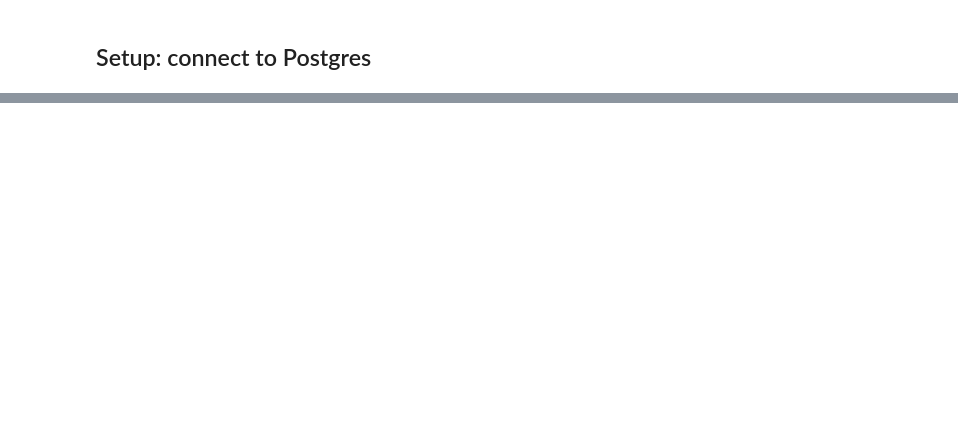
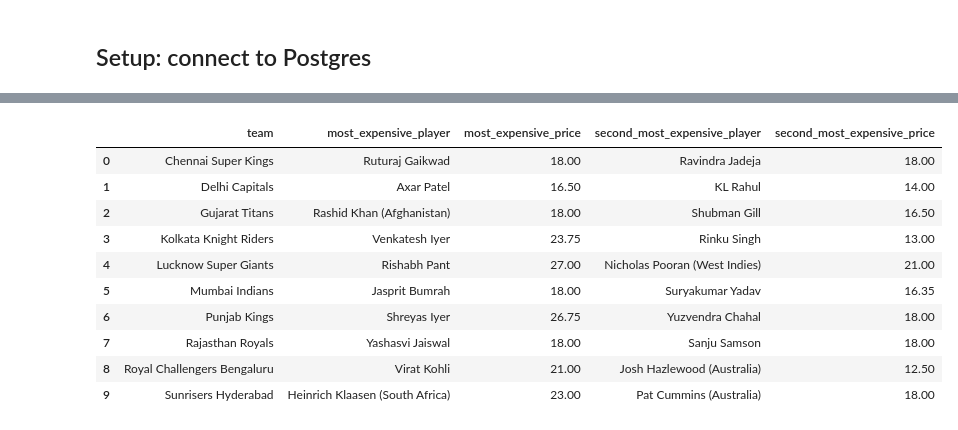
Before and after one commit to Lam-Truong/sql-case-studies, a Jupyter notebook: case_study_1/solution.ipynb, the cells around one changed output, grey strips where cells are left out. Drawn from its saved outputs; the diff is of its cells as text; code cells hidden in the pictures; blank space fills up the shorter version.

```diff
--- a/case_study_1/solution.ipynb
+++ b/case_study_1/solution.ipynb
@@ -43,0 +215,30 @@ SELECT version();
+# %%
+%%sql
+with price_ranking AS
+    (SELECT
+            team
+            , player
+            , price_in_cr
+            , ROW_NUMBER() OVER(PARTITION BY team ORDER BY price_in_cr DESC) AS price_rank
+        FROM ipl_players)
+
+SELECT
+    team
+    , MAX(CASE WHEN price_rank = 1 THEN player END) AS most_expensive_player
+    , MAX(CASE WHEN price_rank = 1 THEN price_in_cr END) AS most_expensive_price
+    , MAX(CASE WHEN price_rank = 2 THEN player END) AS second_most_expensive_player
+    , MAX(CASE WHEN price_rank = 2 THEN price_in_cr END) AS second_most_expensive_price
+FROM price_ranking
+GROUP BY team
+# %% [output]
+|  | team | most_expensive_player | most_expensive_price | second_most_expensive_player | second_most_expensive_price |
+| 0 | Chennai Super Kings | Ruturaj Gaikwad | 18.00 | Ravindra Jadeja | 18.00 |
+| 1 | Delhi Capitals | Axar Patel | 16.50 | KL Rahul | 14.00 |
+| 2 | Gujarat Titans | Rashid Khan (Afghanistan) | 18.00 | Shubman Gill | 16.50 |
+| 3 | Kolkata Knight Riders | Venkatesh Iyer | 23.75 | Rinku Singh | 13.00 |
+| 4 | Lucknow Super Giants | Rishabh Pant | 27.00 | Nicholas Pooran (West Indies) | 21.00 |
+| 5 | Mumbai Indians | Jasprit Bumrah | 18.00 | Suryakumar Yadav | 16.35 |
+| 6 | Punjab Kings | Shreyas Iyer | 26.75 | Yuzvendra Chahal | 18.00 |
+| 7 | Rajasthan Royals | Yashasvi Jaiswal | 18.00 | Sanju Samson | 18.00 |
+| 8 | Royal Challengers Bengaluru | Virat Kohli | 21.00 | Josh Hazlewood (Australia) | 12.50 |
+| 9 | Sunrisers Hyderabad | Heinrich Klaasen (South Africa) | 23.00 | Pat Cummins (Australia) | 18.00 |
```
Also changed, not shown: parts of 44 cells of this notebook.
